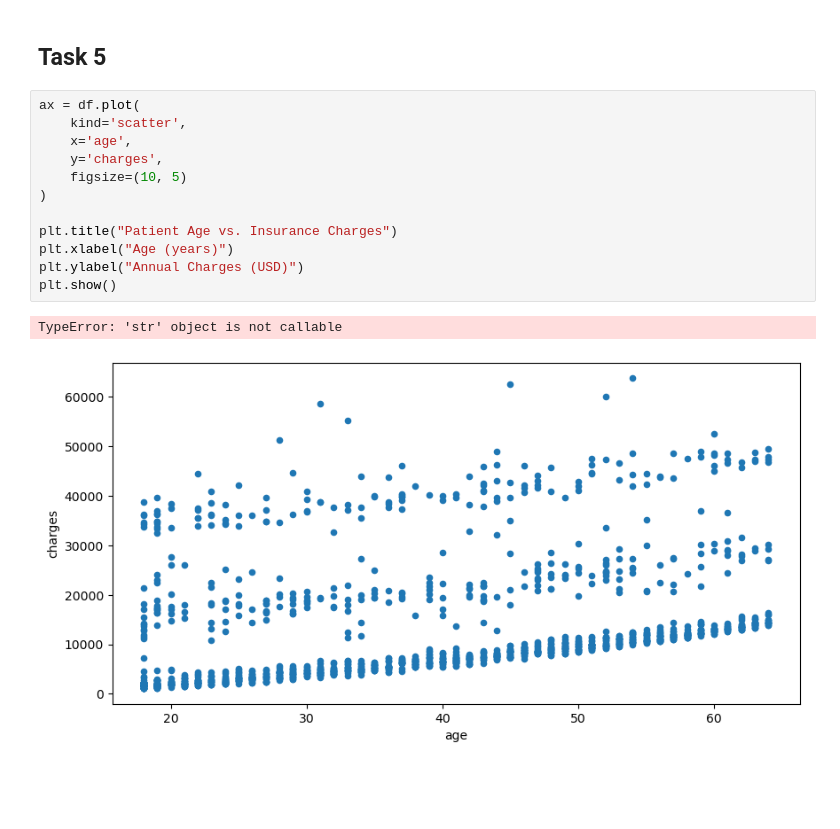
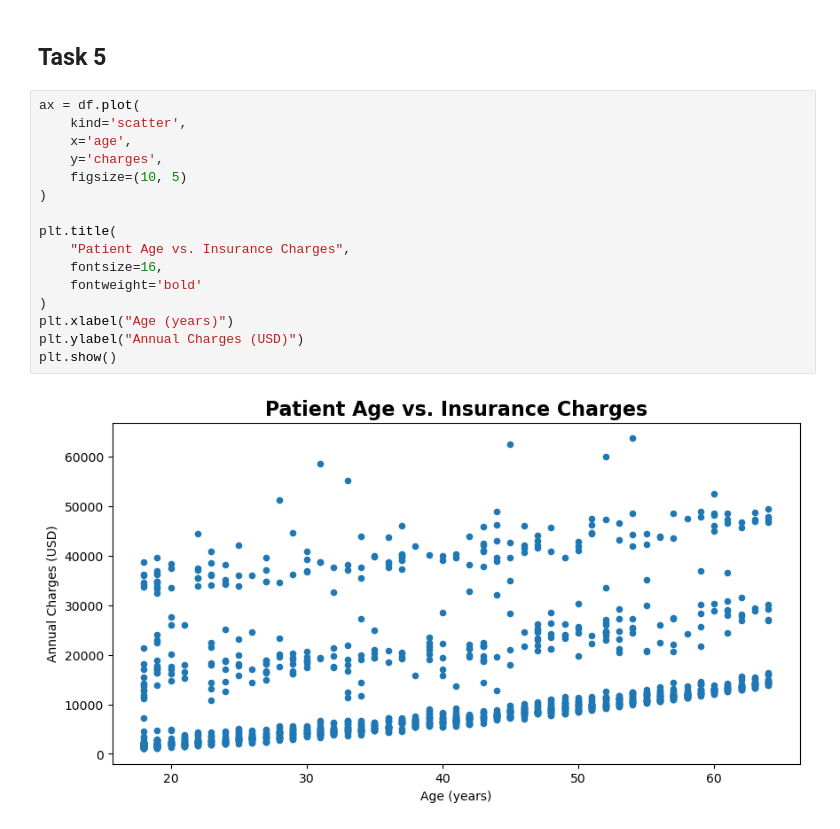
Before and after one commit to S-Shockley/Chart-Customization-Project, a Jupyter notebook: chart.ipynb, the cells around one changed output. Drawn from its saved outputs; the diff is of its cells as text; blank space fills up the shorter version.

```diff
--- a/chart.ipynb
+++ b/chart.ipynb
@@ -85,15 +85,18 @@ We changed each individually and observed the results!
 # %%
 ax = df.plot(
     kind='scatter',
     x='age',
     y='charges',
     figsize=(10, 5)
 )
 
-plt.title("Patient Age vs. Insurance Charges")
+plt.title(
+    "Patient Age vs. Insurance Charges",
+    fontsize=16,
+    fontweight='bold'
+)
 plt.xlabel("Age (years)")
 plt.ylabel("Annual Charges (USD)")
 plt.show()
 # %% [output]
-TypeError: 'str' object is not callable
-[figure, old version]
+[figure, new version]
```
Also changed, not shown: parts of 8 cells of this notebook, 1 other file.
